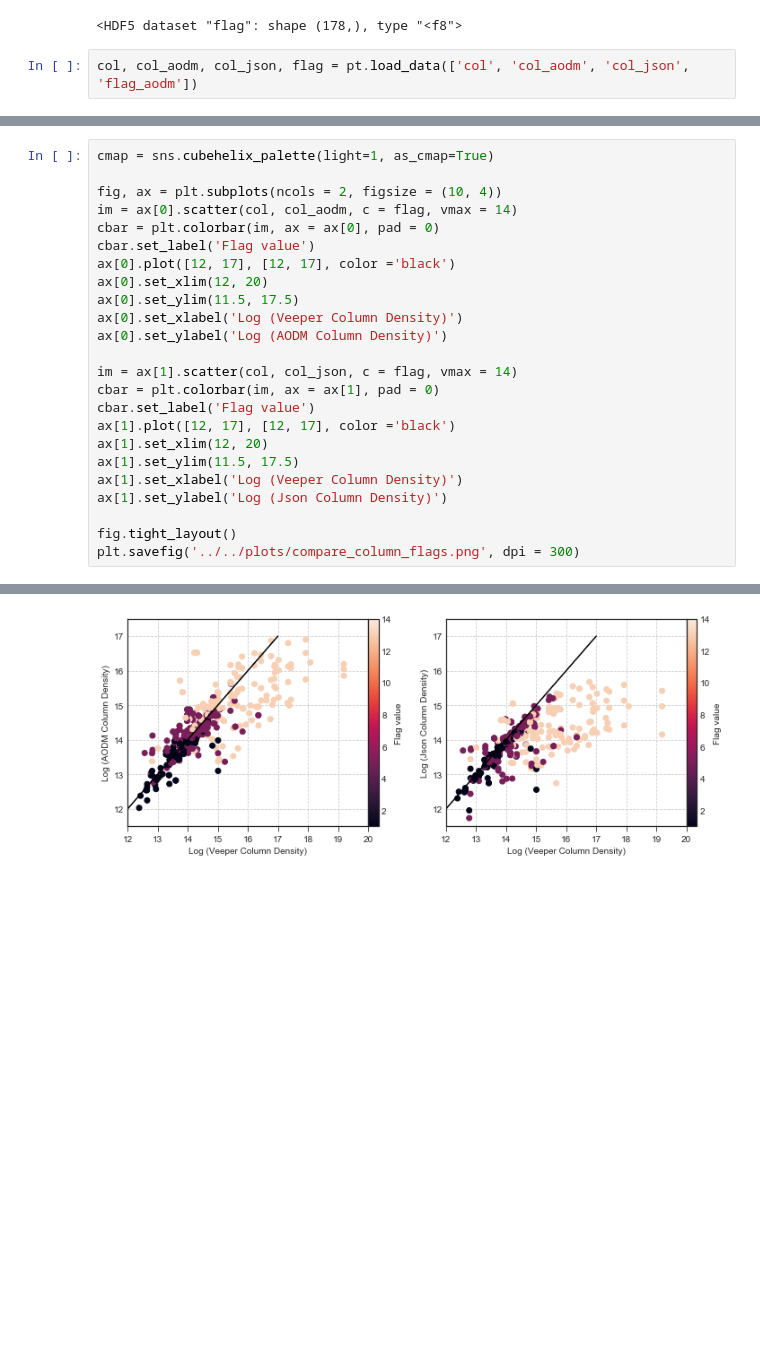
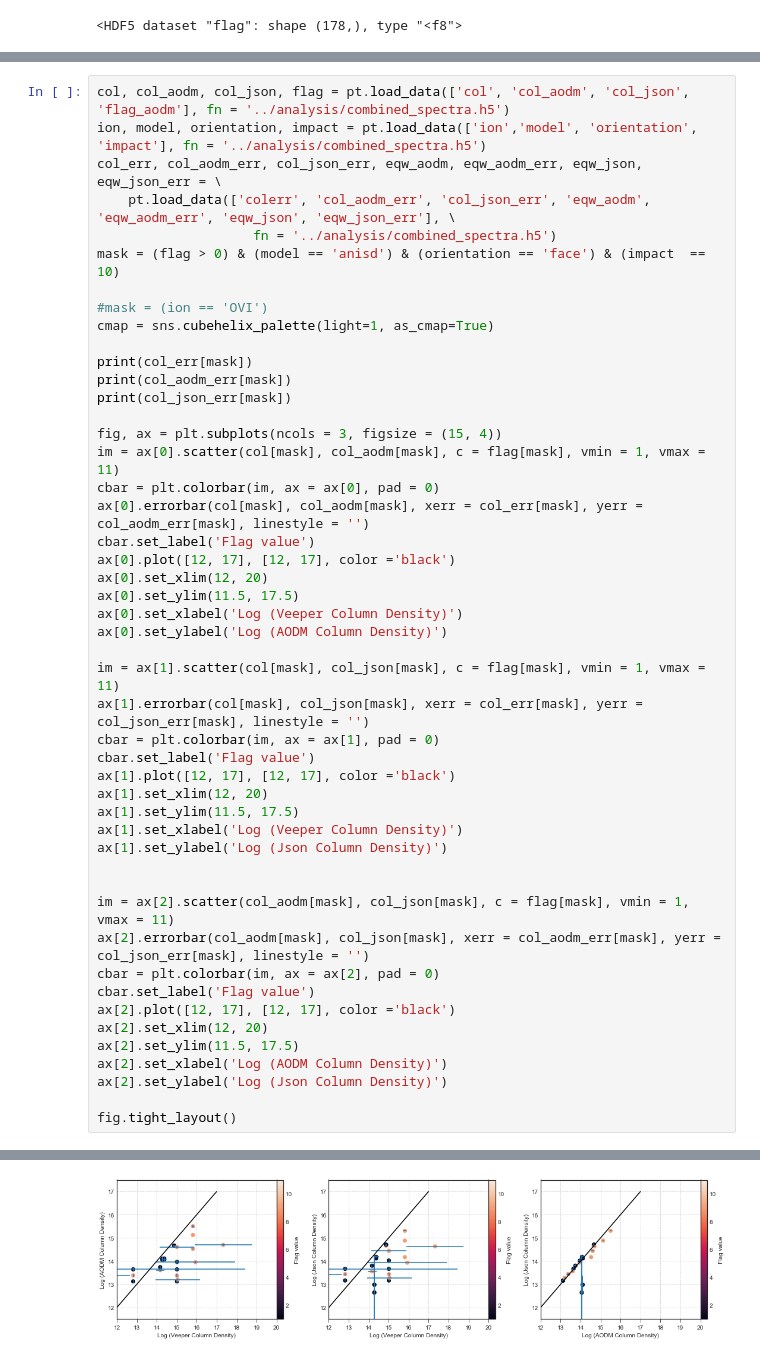
Before and after one commit to ibutsky/synthetic_spectra, a Jupyter notebook: scripts/plotting/plots.ipynb, the cells around one changed output, grey strips where cells are left out. Saved outputs shown, nothing was run; the diff lists cells and outputs as text; blank space fills up the shorter version.

Commit message:
fixed bugs with eqwrange.py; saving progress before making significant changes to combine_all_spectra

```diff
--- a/scripts/plotting/plots.ipynb
+++ b/scripts/plotting/plots.ipynb
@@ -55,5 +54,3 @@ for compare in ['model', 'orientation']:
 data['flag']
 # %% [output]
 <HDF5 dataset "flag": shape (178,), type "<f8">
-# %%
-col, col_aodm, col_json, flag = pt.load_data(['col', 'col_aodm', 'col_json', 'flag_aodm'])
@@ -60,9 +115,22 @@ col, col_aodm, col_json, flag = pt.load_data(['col', 'col_aodm', 'col_json', 'fl
 # %%
+col, col_aodm, col_json, flag = pt.load_data(['col', 'col_aodm', 'col_json', 'flag_aodm'], fn = '../analysis/combined_spectra.h5')
+ion, model, orientation, impact = pt.load_data(['ion','model', 'orientation', 'impact'], fn = '../analysis/combined_spectra.h5')
+col_err, col_aodm_err, col_json_err, eqw_aodm, eqw_aodm_err, eqw_json, eqw_json_err = \
+    pt.load_data(['colerr', 'col_aodm_err', 'col_json_err', 'eqw_aodm', 'eqw_aodm_err', 'eqw_json', 'eqw_json_err'], \
+                    fn = '../analysis/combined_spectra.h5')
+mask = (flag > 0) & (model == 'anisd') & (orientation == 'face') & (impact  == 10)
+
+#mask = (ion == 'OVI')
 cmap = sns.cubehelix_palette(light=1, as_cmap=True)
 
-fig, ax = plt.subplots(ncols = 2, figsize = (10, 4))
-im = ax[0].scatter(col, col_aodm, c = flag, vmax = 14)
+print(col_err[mask])
+print(col_aodm_err[mask])
+print(col_json_err[mask])
+
+fig, ax = plt.subplots(ncols = 3, figsize = (15, 4))
+im = ax[0].scatter(col[mask], col_aodm[mask], c = flag[mask], vmin = 1, vmax = 11)
 cbar = plt.colorbar(im, ax = ax[0], pad = 0)
+ax[0].errorbar(col[mask], col_aodm[mask], xerr = col_err[mask], yerr = col_aodm_err[mask], linestyle = '')
 cbar.set_label('Flag value')
 ax[0].plot([12, 17], [12, 17], color ='black')
 ax[0].set_xlim(12, 20)
@@ -70,7 +138,8 @@ ax[0].set_ylim(11.5, 17.5)
 ax[0].set_xlabel('Log (Veeper Column Density)')
 ax[0].set_ylabel('Log (AODM Column Density)')
 
-im = ax[1].scatter(col, col_json, c = flag, vmax = 14)
+im = ax[1].scatter(col[mask], col_json[mask], c = flag[mask], vmin = 1, vmax = 11)
+ax[1].errorbar(col[mask], col_json[mask], xerr = col_err[mask], yerr = col_json_err[mask], linestyle = '')
 cbar = plt.colorbar(im, ax = ax[1], pad = 0)
 cbar.set_label('Flag value')
 ax[1].plot([12, 17], [12, 17], color ='black')
@@ -79,6 +148,16 @@ ax[1].set_ylim(11.5, 17.5)
 ax[1].set_xlabel('Log (Veeper Column Density)')
 ax[1].set_ylabel('Log (Json Column Density)')
 
+
+im = ax[2].scatter(col_aodm[mask], col_json[mask], c = flag[mask], vmin = 1, vmax = 11)
+ax[2].errorbar(col_aodm[mask], col_json[mask], xerr = col_aodm_err[mask], yerr = col_json_err[mask], linestyle = '')
+cbar = plt.colorbar(im, ax = ax[2], pad = 0)
+cbar.set_label('Flag value')
+ax[2].plot([12, 17], [12, 17], color ='black')
+ax[2].set_xlim(12, 20)
+ax[2].set_ylim(11.5, 17.5)
+ax[2].set_xlabel('Log (AODM Column Density)')
+ax[2].set_ylabel('Log (Json Column Density)')
+
 fig.tight_layout()
-plt.savefig('../../plots/compare_column_flags.png', dpi = 300)
 # %% [output]
@@ -85 +177 @@ plt.savefig('../../plots/compare_column_flags.png', dpi = 300)
-[figure, old version]
+[figure, new version]
```
Also changed, not shown: parts of 11 cells of this notebook, 4 other files.
